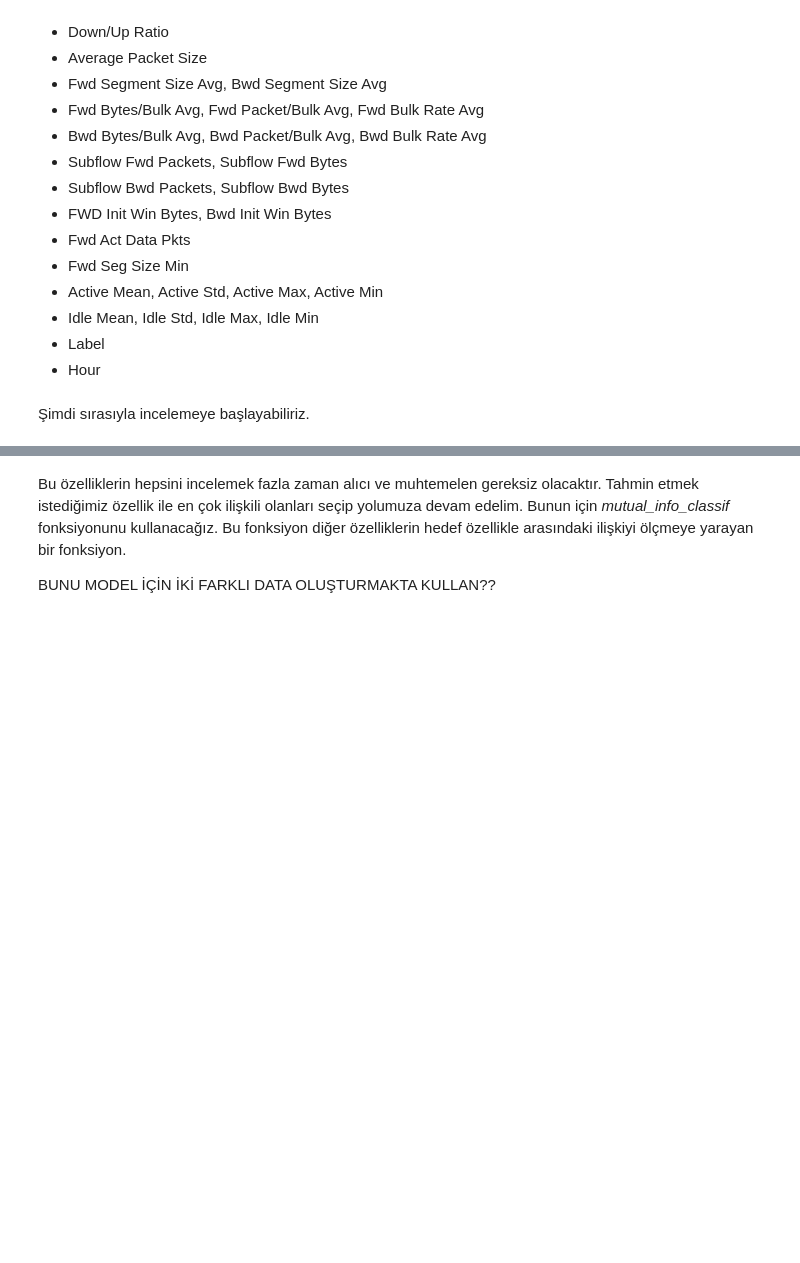
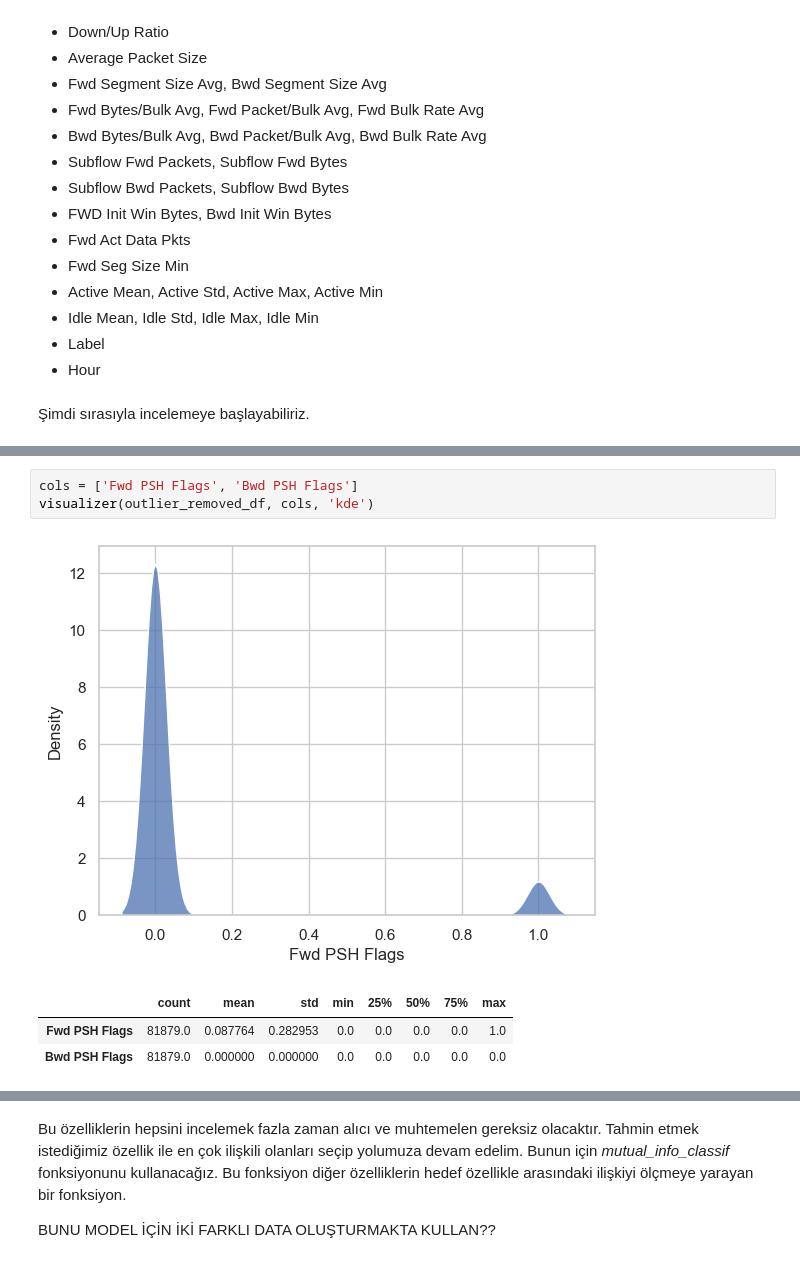
Before and after one commit to BoraDere/Darknet, a Jupyter notebook: nb.ipynb, the cells around one changed output, grey strips where cells are left out. Drawn from its saved outputs; the diff is of its cells as text; blank space fills up the shorter version.

```diff
--- a/nb.ipynb
+++ b/nb.ipynb
@@ -1172,0 +771,8 @@ outlier_removed_df[['Hour']].describe().T
+# %%
+cols = ['Fwd PSH Flags', 'Bwd PSH Flags']
+visualizer(outlier_removed_df, cols, 'kde')
+# %% [output]
+[figure, added]
+|  | count | mean | std | min | 25% | 50% | 75% | max |
+| Fwd PSH Flags | 81879.0 | 0.087764 | 0.282953 | 0.0 | 0.0 | 0.0 | 0.0 | 1.0 |
+| Bwd PSH Flags | 81879.0 | 0.000000 | 0.000000 | 0.0 | 0.0 | 0.0 | 0.0 | 0.0 |
```
Also changed, not shown: parts of 91 cells of this notebook.
